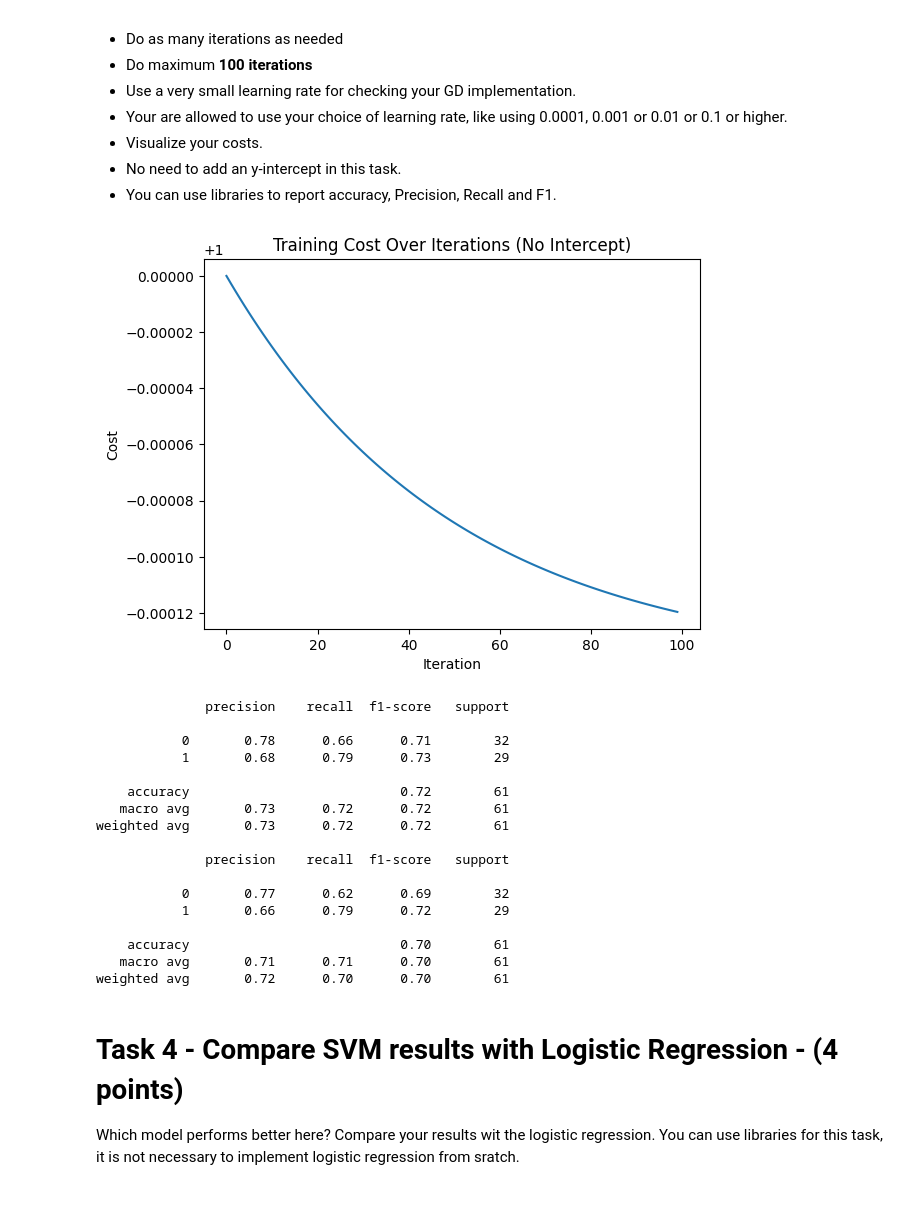
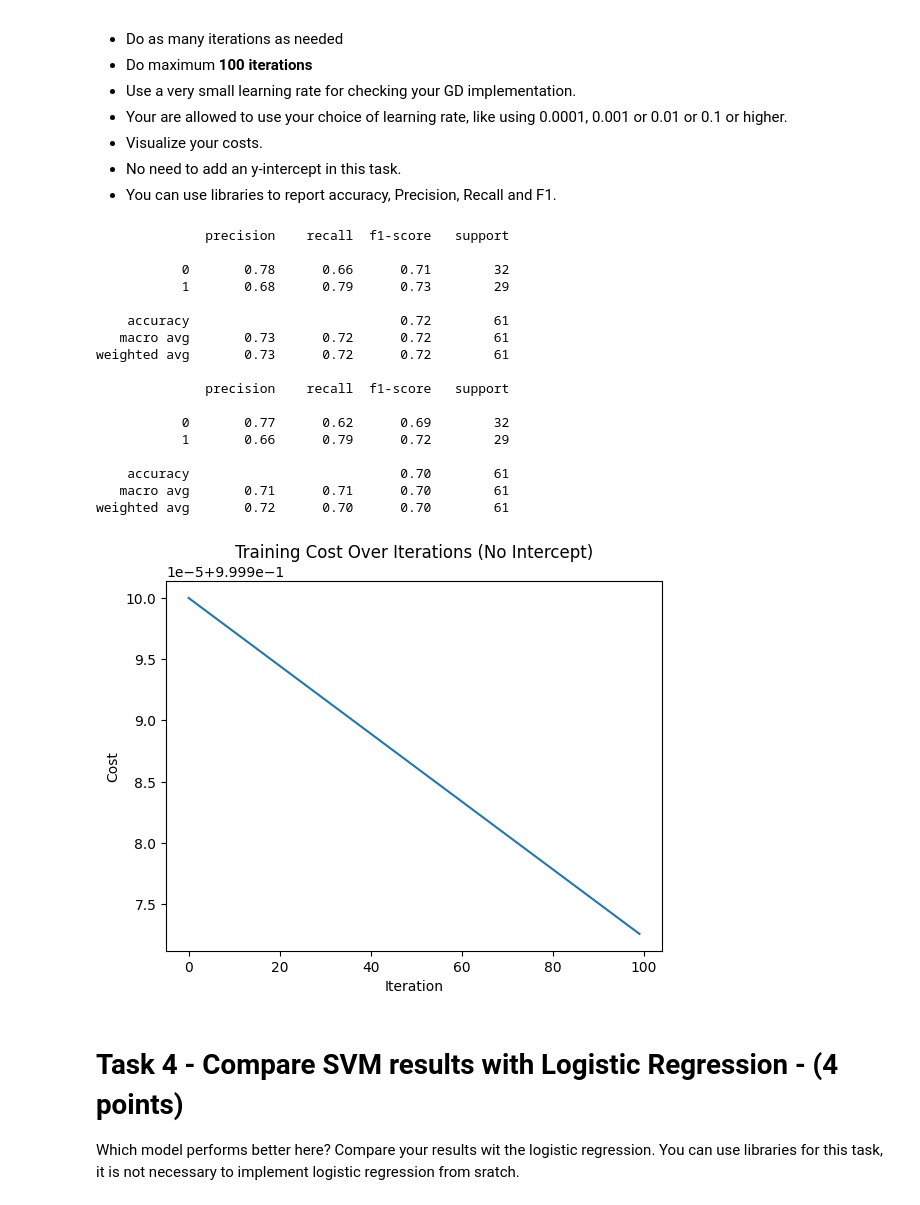
Before and after one commit to leiandas/CS329E-Assignments, a Jupyter notebook: Assignment 7/329e_HW07.ipynb, the cells around one changed output. Drawn from its saved outputs; the diff is of its cells as text; code cells hidden in the pictures.

```diff
--- a/Assignment 7/329e_HW07.ipynb
+++ b/Assignment 7/329e_HW07.ipynb
@@ -137,7 +137,7 @@ y = np.array(y)
 X_train, X_test, y_train, y_test = train_test_split(X, y, test_size=0.2, random_state=38)
 
 # using SVC
-model = svm.SVC()
+model = svm.LinearSVC(C=0.01, max_iter=100, fit_intercept=False)
 model.fit(X_train, y_train)
 y_pred = model.predict(X_test)
 # %% [markdown]
@@ -174,7 +174,7 @@ Try to produce the same result as you get from the libraries.
 * No need to add an y-intercept in this task.
 * You can use libraries to report accuracy, Precision, Recall and F1.
 # %%
-# modified from in-class example
+modified from in-class example
 
 def computeHingeLoss(X, y, W, regularization_factor):
     n = X.shape[0]
@@ -209,57 +209,88 @@ def calculateGradient(X, y, W, regularization_factor):
 
     return dw
 
+# def computeHingeLoss(X, y, W, regularization_factor):
+#     n = X.shape[0]
+#     distances = 1 - y * (np.dot(X, W))
+#     distances[distances < 0] = 0  # hinge = max(0, margin)
+
+#     # hinge term: mean over samples; L2 term weighted by regularization_factor
+#     hinge_loss = np.mean(distances)
+#     return (0.5 * regularization_factor * np.dot(W, W) + hinge_loss)
+
+# def calculateGradient(X, y, W, regularization_factor):
+#     # keep your scalar guard (unchanged)
+#     if type(y) == np.float64:
+#         y = np.array([y])
+#         X = np.array([X])
+
+#     distance = 1 - (y * np.dot(X, W))
+
+#     # L2 gradient once per batch
+#     dw = regularization_factor * W
+
+#     # add hinge gradient contributions only for active samples
+#     for ind, d in enumerate(distance):
+#         if d > 0:  # active margin
+#             dw += -(y[ind] * X[ind])
+
+#     # average over samples (since hinge was a mean)
+#     dw = dw / len(y)
+#     return dw
+
+
 # run SVM
 weights = np.zeros(3)
 numIter = 100
-learningRate = 0.01
+learningRate = 0.00001
 regularization = 0.01
 costList = []
 for i in range(0, numIter):
     cost = computeHingeLoss(X_train, y_train, weights, regularization)
     # print("Epoch", i, "Cost is:", cost, "weights", weights)
     costList.append(cost)
     grad = calculateGradient(X_train, y_train, weights, regularization)
     weights = weights - learningRate * grad
 
 # calculating prediction
 y_predMan = np.zeros(len(y_test))
 for i in range(len(y_test)):
     y_predElement = X_test[i][0]*weights[0] + X_test[i][1]*weights[1] + X_test[i][2]*weights[2]
     if y_predElement > 0:
         y_predElement = 1
     else:
         y_predElement = 0
     y_predMan[i] = y_predElement
 
+
+print(classification_report(y_test,y_pred))
+print(classification_report(y_test,y_predMan))
+
 # Plot cost over iterations
 plt.plot(np.arange(len(costList)), costList)
 plt.xlabel('Iteration')
 plt.ylabel('Cost')
 plt.title('Training Cost Over Iterations (No Intercept)')
 plt.show()
-
-print(classification_report(y_test,y_pred))
-print(classification_report(y_test,y_predMan))
 # %% [output]
+              precision    recall  f1-score   support
+
+           0       0.78      0.66      0.71        32
+           1       0.68      0.79      0.73        29
+
+    accuracy                           0.72        61
+   macro avg       0.73      0.72      0.72        61
+weighted avg       0.73      0.72      0.72        61
+
+              precision    recall  f1-score   support
+
+           0       0.77      0.62      0.69        32
+           1       0.66      0.79      0.72        29
+
+    accuracy                           0.70        61
+   macro avg       0.71      0.71      0.70        61
+weighted avg       0.72      0.70      0.70        61
-[figure, old version]
+[figure, new version]
-              precision    recall  f1-score   support
-
-           0       0.78      0.66      0.71        32
-           1       0.68      0.79      0.73        29
-
-    accuracy                           0.72        61
-   macro avg       0.73      0.72      0.72        61
-weighted avg       0.73      0.72      0.72        61
-
-              precision    recall  f1-score   support
-
-           0       0.77      0.62      0.69        32
-           1       0.66      0.79      0.72        29
-
-    accuracy                           0.70        61
-   macro avg       0.71      0.71      0.70        61
-weighted avg       0.72      0.70      0.70        61
 # %% [markdown]
 # Task 4 - Compare SVM results with Logistic Regression - (4 points)
 
```
